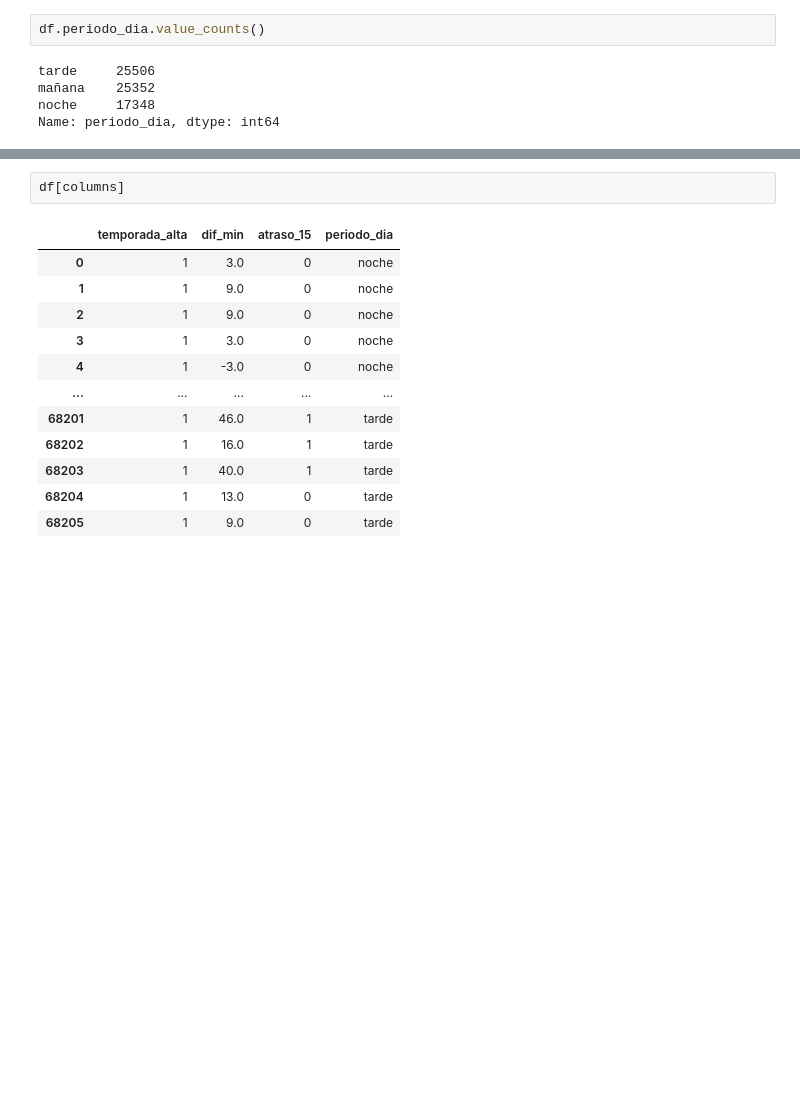
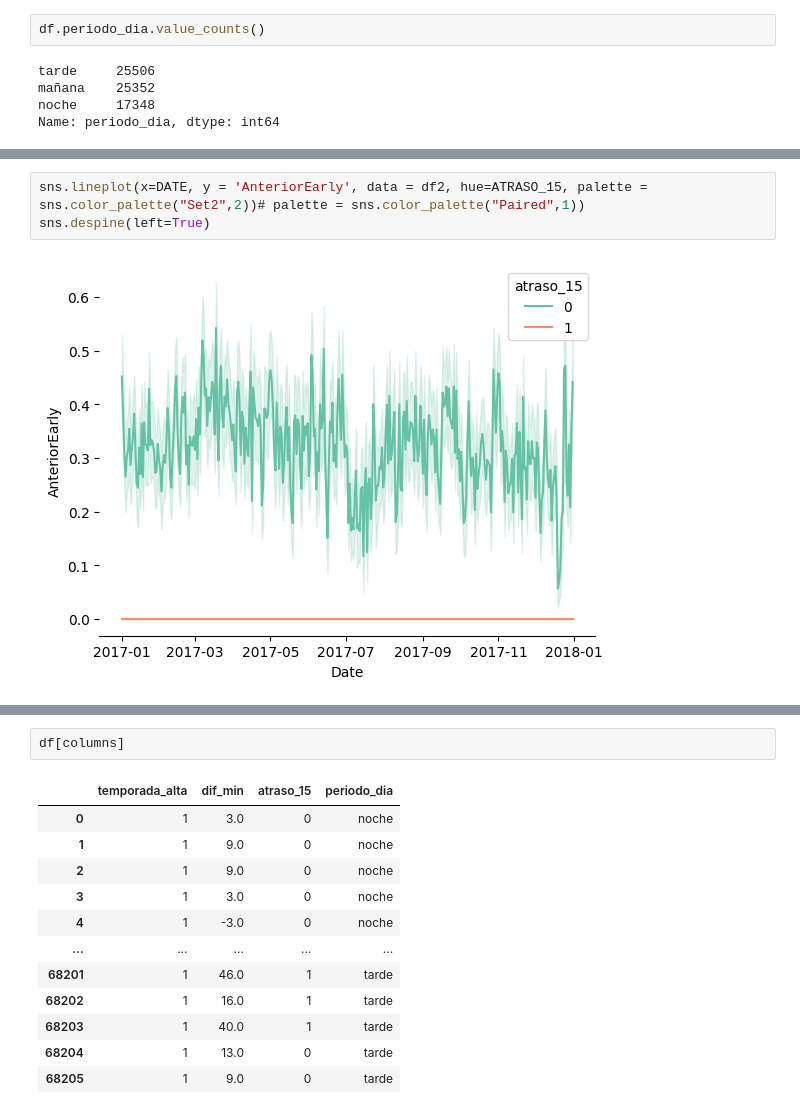
Before and after one commit to CarlosUrteaga/latam-ds-challenge, a Jupyter notebook: latam_challenge/notebook/LAT-004-Data-Augmentation.ipynb, the cells around one changed output, grey strips where cells are left out. Saved outputs shown, nothing was run; the diff lists cells and outputs as text; blank space fills up the shorter version.

```diff
--- a/latam_challenge/notebook/LAT-004-Data-Augmentation.ipynb
+++ b/latam_challenge/notebook/LAT-004-Data-Augmentation.ipynb
@@ -237,0 +297,5 @@ df
+# %%
+sns.lineplot(x=DATE, y = 'AnteriorEarly', data = df2, hue=ATRASO_15, palette = sns.color_palette("Set2",2))# palette = sns.color_palette("Paired",1))
+sns.despine(left=True)
+# %% [output]
+[figure, added]
```
Also changed, not shown: parts of 17 cells of this notebook, 1 other file.
